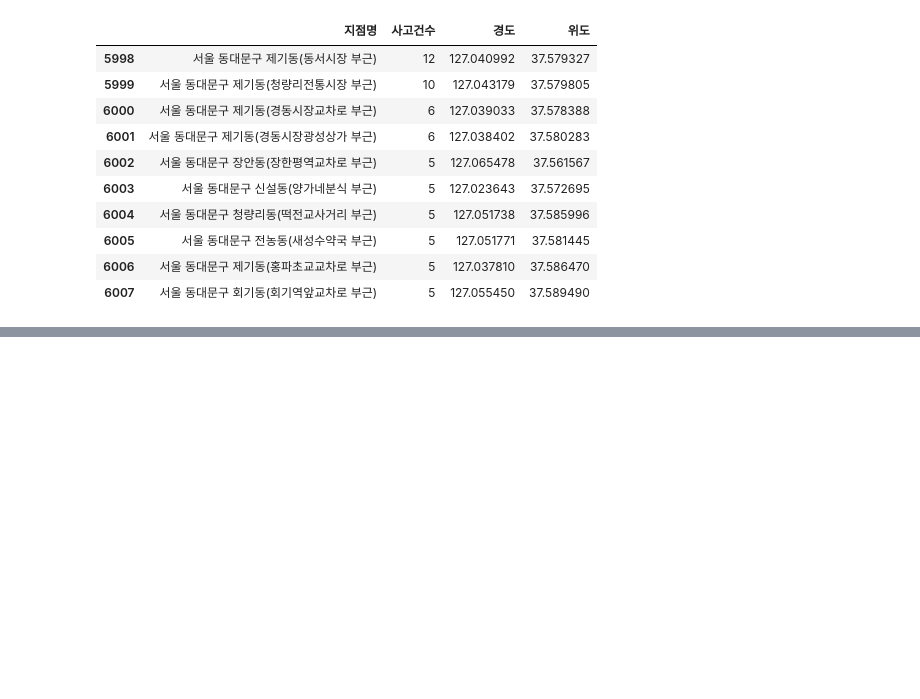
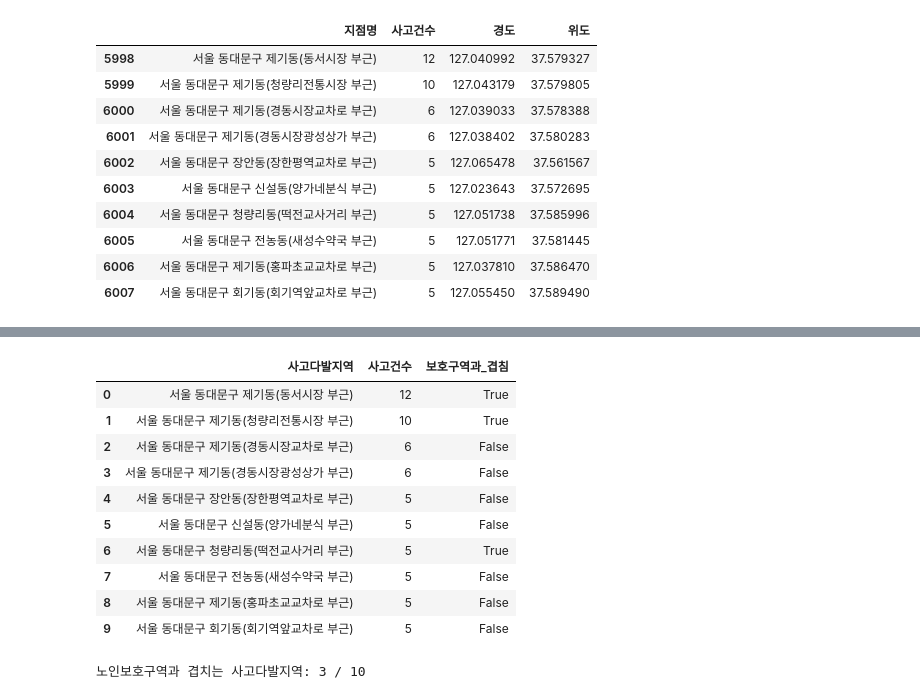
Before and after one commit to csy04x2/elder_accident, a Jupyter notebook: analysis.ipynb, the cells around one changed output, grey strips where cells are left out. Cells and saved outputs as stored; diff of their text form; code cells hidden in the pictures; blank space fills up the shorter version.

Commit message:
Analyze overlap between elderly safety zones and accident hotspots

```diff
--- a/analysis.ipynb
+++ b/analysis.ipynb
@@ -1264,0 +1326,60 @@ Saving 2012-2025_전국_고령보행자사고다발지역.csv to 2012-2025_전
+# %%
+
+import json
+import pandas as pd
+from shapely import wkt
+from shapely.geometry import shape
+
+# 노인보호구역 경계를 도형으로 변환
+zone_shapes = [
+    wkt.loads(geom)
+    for geom in dongdaemun_zones['GEOM']
+]
+
+# 사고다발지역 경계를 도형으로 변환
+spot_shapes = [
+    shape(json.loads(geom))
+    for geom in dongdaemun_spots['다발지역폴리곤']
+]
+
+# 사고다발지역별 보호구역 겹침 여부
+overlap_results = []
+
+for (_, spot), spot_shape in zip(
+    dongdaemun_spots.iterrows(), spot_shapes
+):
+    overlapping_zones = [
+        zone
+        for zone in zone_shapes
+        if spot_shape.intersects(zone)
+    ]
+
+    overlap_results.append({
+        '사고다발지역': spot['지점명'],
+        '사고건수': spot['사고건수'],
+        '보호구역과_겹침': len(overlapping_zones) > 0
+    })
+
+overlap_df = pd.DataFrame(overlap_results)
+
+display(overlap_df)
+
+print(
+    "노인보호구역과 겹치는 사고다발지역:",
+    overlap_df['보호구역과_겹침'].sum(),
+    "/",
+    len(overlap_df)
+)
+# %% [output]
+|  | 사고다발지역 | 사고건수 | 보호구역과_겹침 |
+| 0 | 서울 동대문구 제기동(동서시장 부근) | 12 | True |
+| 1 | 서울 동대문구 제기동(청량리전통시장 부근) | 10 | True |
+| 2 | 서울 동대문구 제기동(경동시장교차로 부근) | 6 | False |
+| 3 | 서울 동대문구 제기동(경동시장광성상가 부근) | 6 | False |
+| 4 | 서울 동대문구 장안동(장한평역교차로 부근) | 5 | False |
+| 5 | 서울 동대문구 신설동(양가네분식 부근) | 5 | False |
+| 6 | 서울 동대문구 청량리동(떡전교사거리 부근) | 5 | True |
+| 7 | 서울 동대문구 전농동(새성수약국 부근) | 5 | False |
+| 8 | 서울 동대문구 제기동(홍파초교교차로 부근) | 5 | False |
+| 9 | 서울 동대문구 회기동(회기역앞교차로 부근) | 5 | False |
+노인보호구역과 겹치는 사고다발지역: 3 / 10
```
Also changed, not shown: parts of 4 cells of this notebook.
